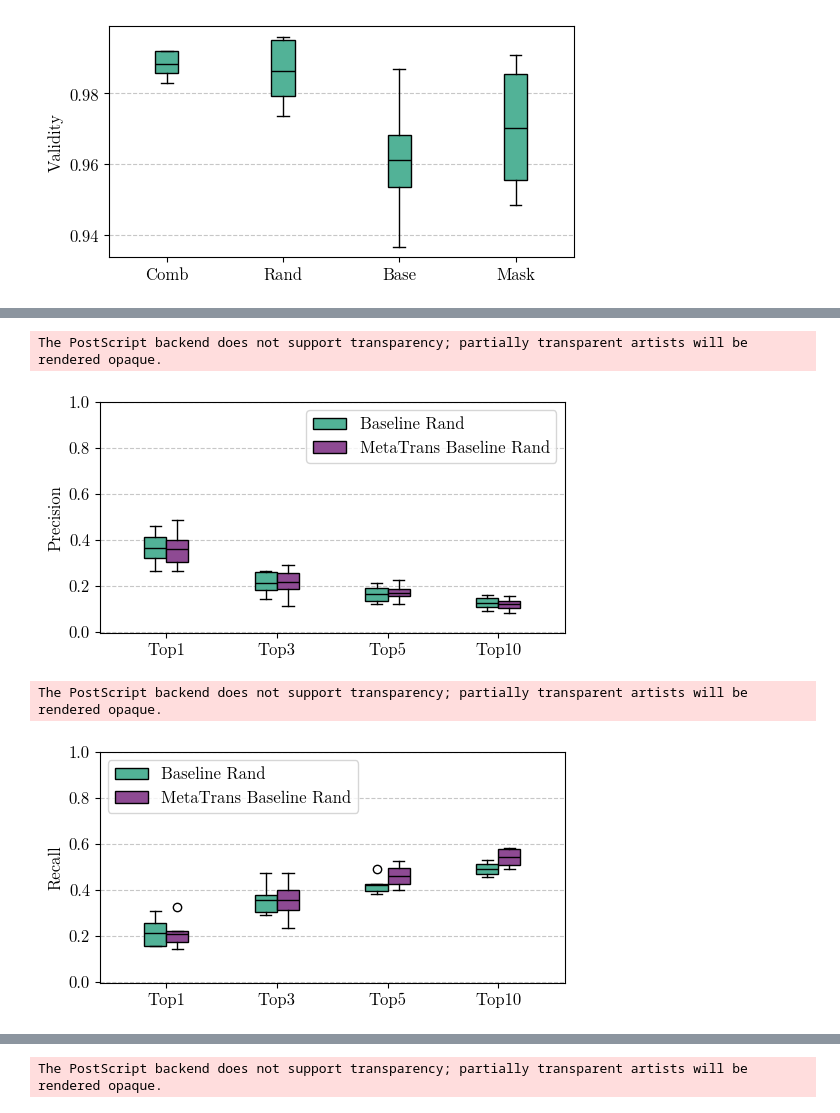
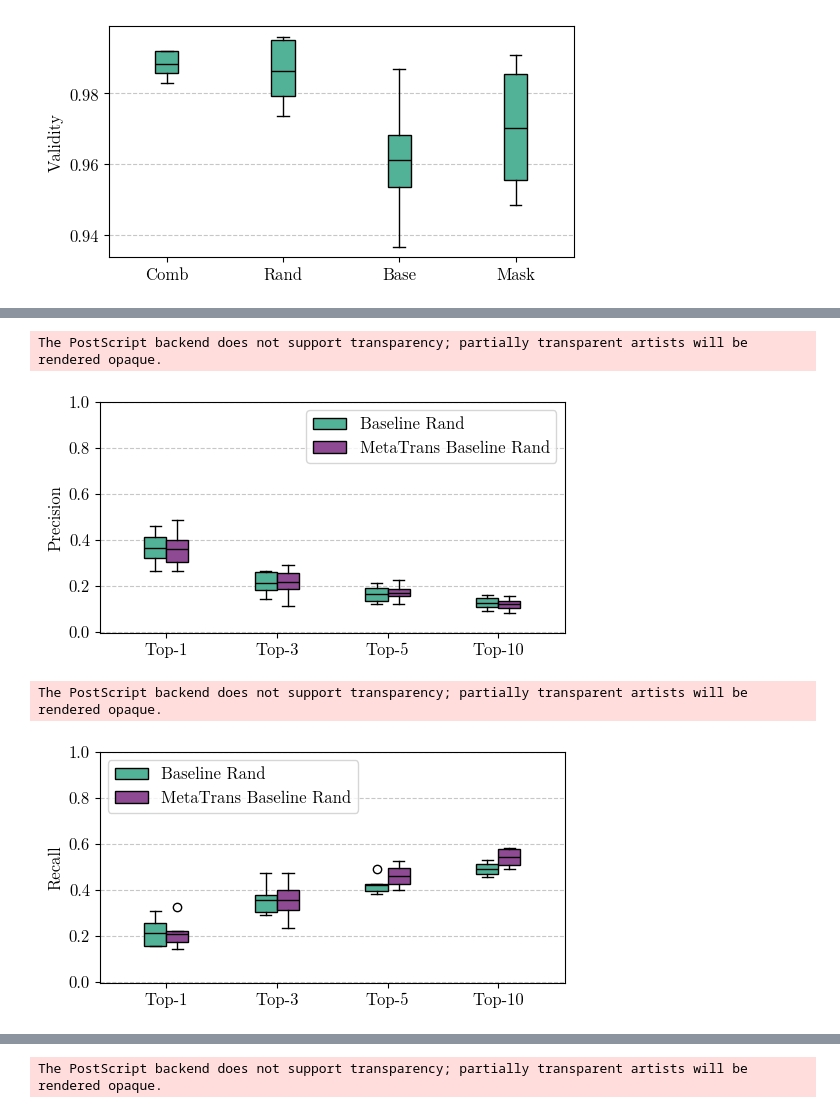
Before and after one commit to tsofiac/LAGOM, a Jupyter notebook: data_analysis/boxplot.ipynb, the cells around one changed output, grey strips where cells are left out. Cells and saved outputs as stored; diff of their text form; code cells hidden in the pictures.

```diff
--- a/data_analysis/boxplot.ipynb
+++ b/data_analysis/boxplot.ipynb
@@ -225,26 +225,26 @@ The PostScript backend does not support transparency; partially transparent arti
 # %%
 bs = 4
 
 recall_base, precision_base, score_one_base, score_all_base = score_result('../evaluation/alohomora/result_base_rand.csv', bs, False)
 recall_meta, precision_meta, score_one_meta, score_all_meta = score_result('../evaluation/alohomora/result_chemVAMetaTrans.csv', bs, False)
 
 precision = [precision_base[0:4], precision_meta[0:4]]
 recall = [recall_base[0:4], recall_meta[0:4]]
 
 xlabel = None
-xticks = ['Top1', 'Top3', 'Top5', 'Top10']
+xticks = ['Top-1', 'Top-3', 'Top-5', 'Top-10']
 labels = ['Baseline Rand', 'MetaTrans Baseline Rand']
 
 ylabel = 'Precision'
 multi_boxplot(precision, xlabel, ylabel, xticks, labels, 'upper right', "meta_precision", 1)
 
 ylabel = 'Recall'
 multi_boxplot(recall, xlabel, ylabel, xticks, labels, 'upper left', 'meta_recall', 1)
 # %% [output]
 The PostScript backend does not support transparency; partially transparent artists will be rendered opaque.
-[figure, old version]
+[figure, new version]
 The PostScript backend does not support transparency; partially transparent artists will be rendered opaque.
-[figure, old version]
+[figure, new version]
 # %%
 bs = 4
 
```
Also changed, not shown: parts of 7 cells of this notebook, 1 other file.
